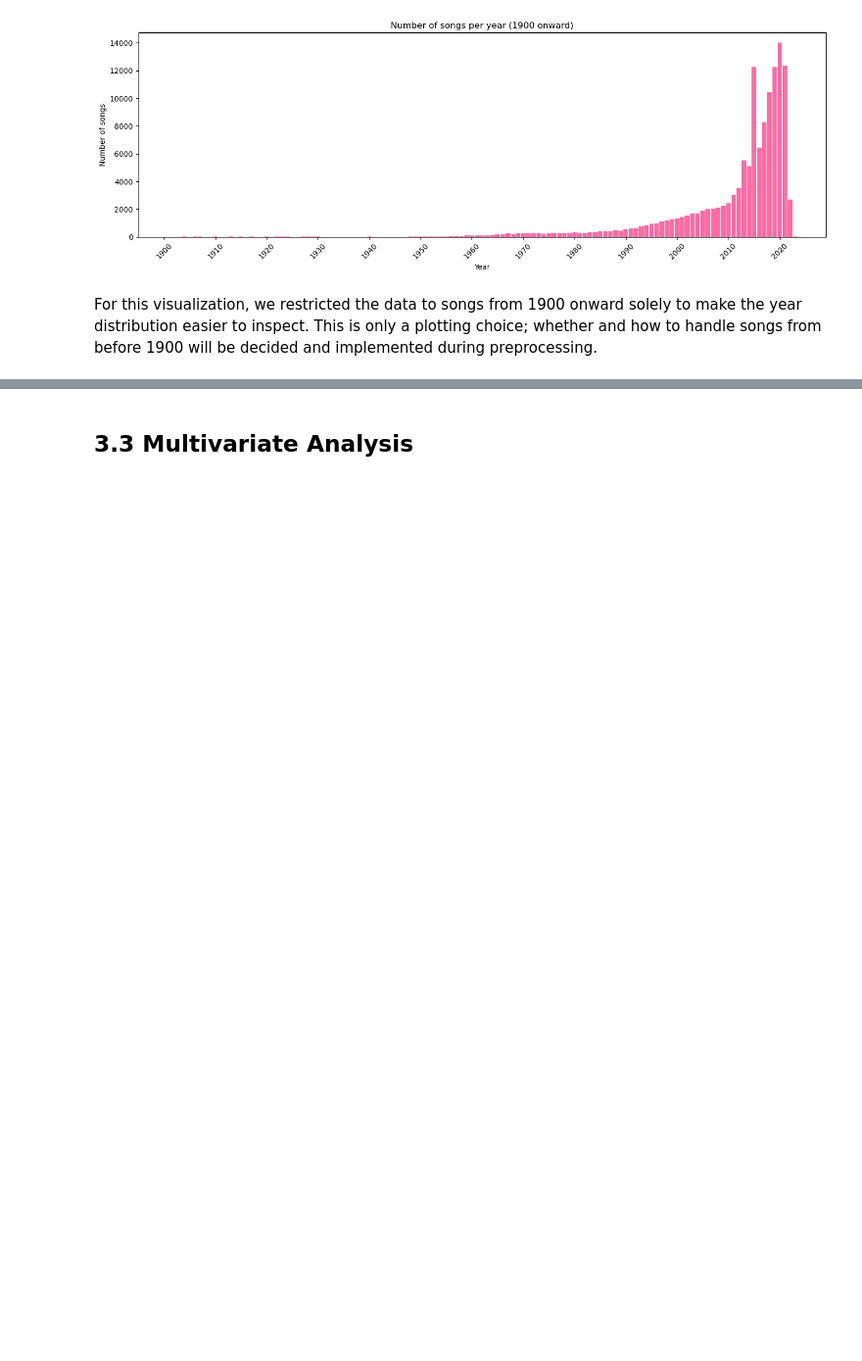
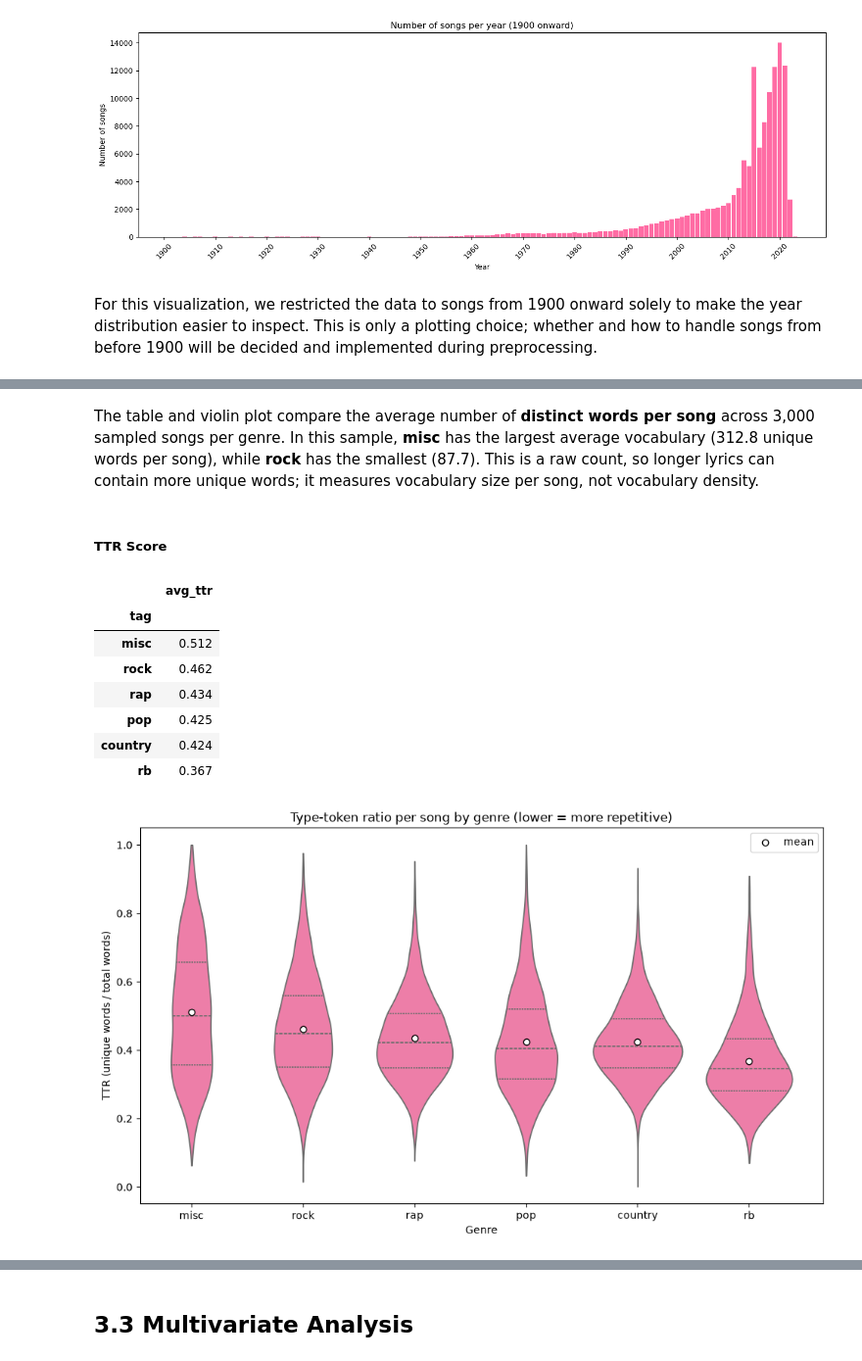
Before and after one commit to jnfpm/Text-Mining-, a Jupyter notebook: EDA.ipynb, the cells around one changed output, grey strips where cells are left out. Shown at 98% size. Saved outputs shown, nothing was run; the diff lists cells and outputs as text; code cells hidden in the pictures; blank space fills up the shorter version.

```diff
--- a/EDA.ipynb
+++ b/EDA.ipynb
@@ -360,0 +455,32 @@ For this visualization, we restricted the data to songs from 1900 onward solely
+# %% [markdown]
+
+The table and violin plot compare the average number of **distinct words per song** across 3,000 sampled songs per genre. In this sample, **misc** has the largest average vocabulary (312.8 unique words per song), while **rock** has the smallest (87.7). This is a raw count, so longer lyrics can contain more unique words; it measures vocabulary size per song, not vocabulary density.
+# %% [markdown]
+##### TTR Score
+# %%
+#Repetitive score TTR
+sample_df['ttr'] = sample_df['unique_word_count'] / sample_df['word_count'].replace(0, np.nan)
+
+mean_ttr = sample_df.groupby('tag')['ttr'].mean().sort_values(ascending=False)
+display(mean_ttr.round(3).rename('avg_ttr').to_frame())
+
+fig, ax = plt.subplots(figsize=(10, 6))
+sns.violinplot(data=sample_df, x='tag', y='ttr', order=mean_ttr.index,
+               color=pink, inner='quartile', cut=0, ax=ax)
+ax.scatter(range(len(mean_ttr)), mean_ttr.values, color='white', edgecolor='black', zorder=3, label='mean')
+ax.set_title('Type-token ratio per song by genre (lower = more repetitive)')
+ax.set_xlabel('Genre')
+ax.set_ylabel('TTR (unique words / total words)')
+ax.legend()
+plt.tight_layout()
+plt.show()
+# %% [output]
+|  | avg_ttr |
+| tag |  |
+| misc | 0.512 |
+| rock | 0.462 |
+| rap | 0.434 |
+| pop | 0.425 |
+| country | 0.424 |
+| rb | 0.367 |
+[figure, added]
```
Also changed, not shown: parts of 34 cells of this notebook.
